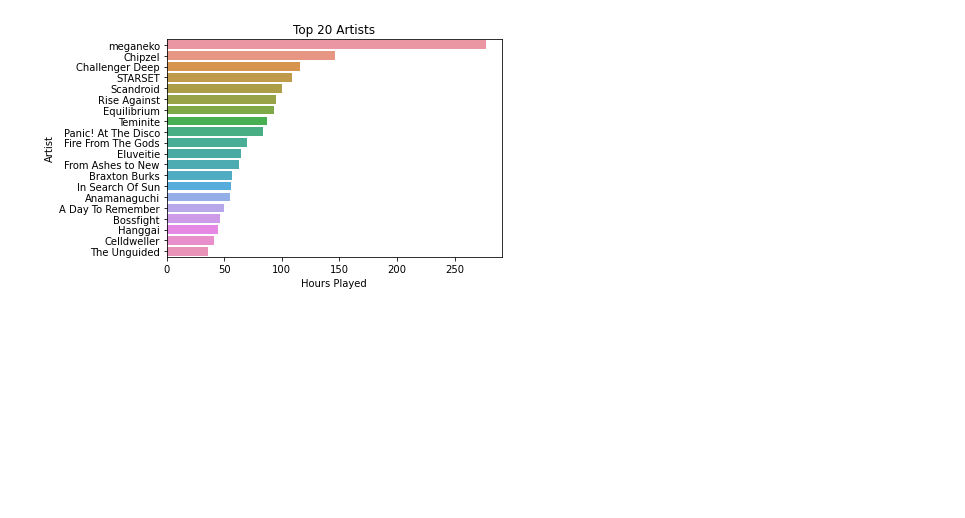
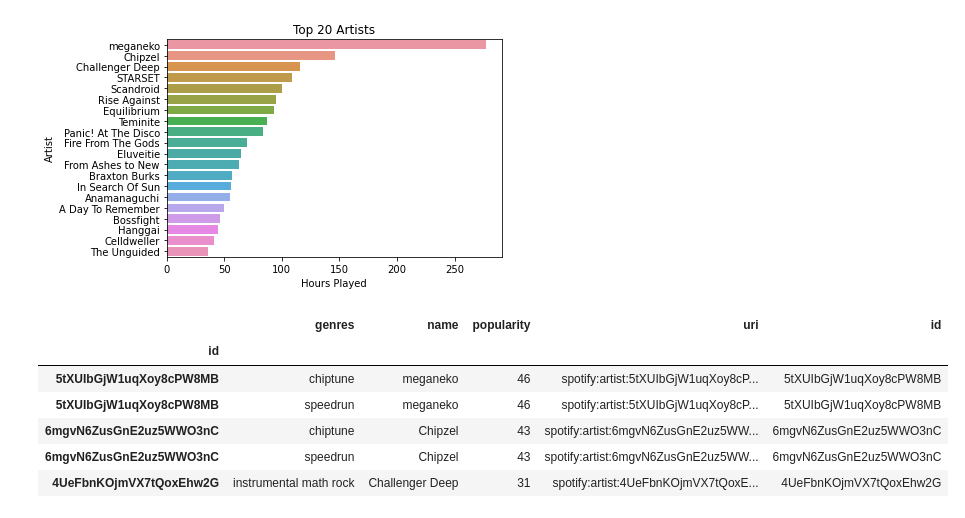
Before and after one commit to Duke02/Spotify-Listening-Analysis, a Jupyter notebook: Related-Artists.ipynb, the cells around one changed output. Drawn from its saved outputs; the diff is of its cells as text; code cells hidden in the pictures; blank space fills up the shorter version.

```diff
--- a/Related-Artists.ipynb
+++ b/Related-Artists.ipynb
@@ -69,3 +79,5 @@ ax.set(xlabel='Hours Played')
 # %% [output]
 [Text(0.5, 0, 'Hours Played')]
 [figure]
+# %%
+sp = get_spotify_client()
@@ -71,0 +88,13 @@ ax.set(xlabel='Hours Played')
+# %%
+artists_big_df_raw = pd.DataFrame.from_records(artists, index='id', exclude=['external_urls', 'followers', 'href', 'images', 'type'])
+artists_big_df_raw['id'] = artists_big_df_raw.index
+artists_big_df = artists_big_df_raw.explode('genres').drop_duplicates()
+artists_big_df.head()
+# %% [output]
+|  | genres | name | popularity | uri | id |
+| id |  |  |  |  |  |
+| 5tXUIbGjW1uqXoy8cPW8MB | chiptune | meganeko | 46 | spotify:artist:5tXUIbGjW1uqXoy8cP... | 5tXUIbGjW1uqXoy8cPW8MB |
+| 5tXUIbGjW1uqXoy8cPW8MB | speedrun | meganeko | 46 | spotify:artist:5tXUIbGjW1uqXoy8cP... | 5tXUIbGjW1uqXoy8cPW8MB |
+| 6mgvN6ZusGnE2uz5WWO3nC | chiptune | Chipzel | 43 | spotify:artist:6mgvN6ZusGnE2uz5WW... | 6mgvN6ZusGnE2uz5WWO3nC |
+| 6mgvN6ZusGnE2uz5WWO3nC | speedrun | Chipzel | 43 | spotify:artist:6mgvN6ZusGnE2uz5WW... | 6mgvN6ZusGnE2uz5WWO3nC |
+| 4UeFbnKOjmVX7tQoxEhw2G | instrumental math rock | Challenger Deep | 31 | spotify:artist:4UeFbnKOjmVX7tQoxE... | 4UeFbnKOjmVX7tQoxEhw2G |
```
Also changed, not shown: parts of 11 cells of this notebook, 1 other file.
